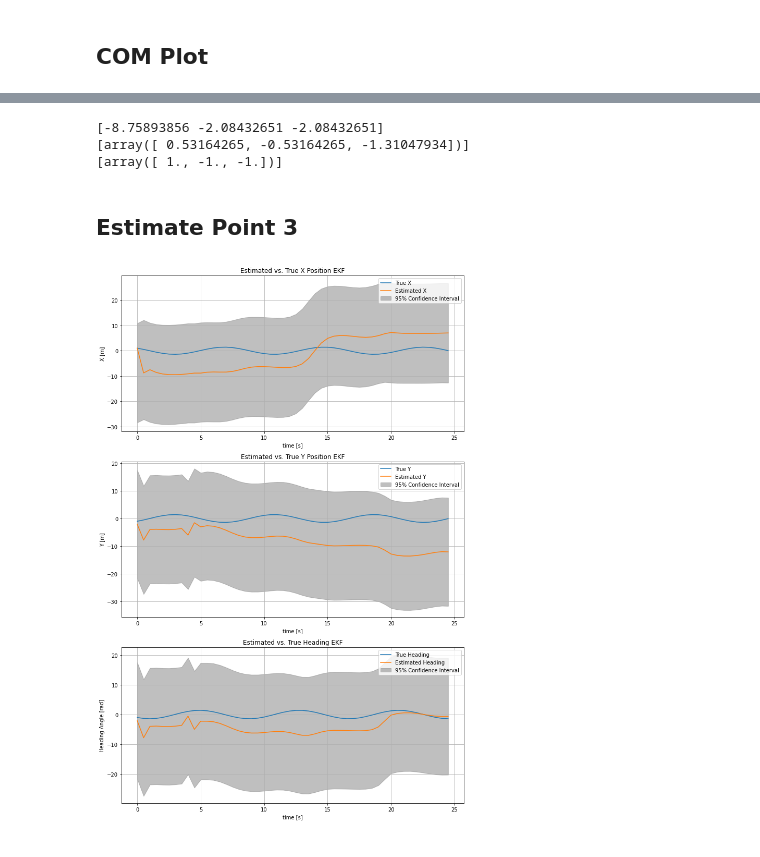
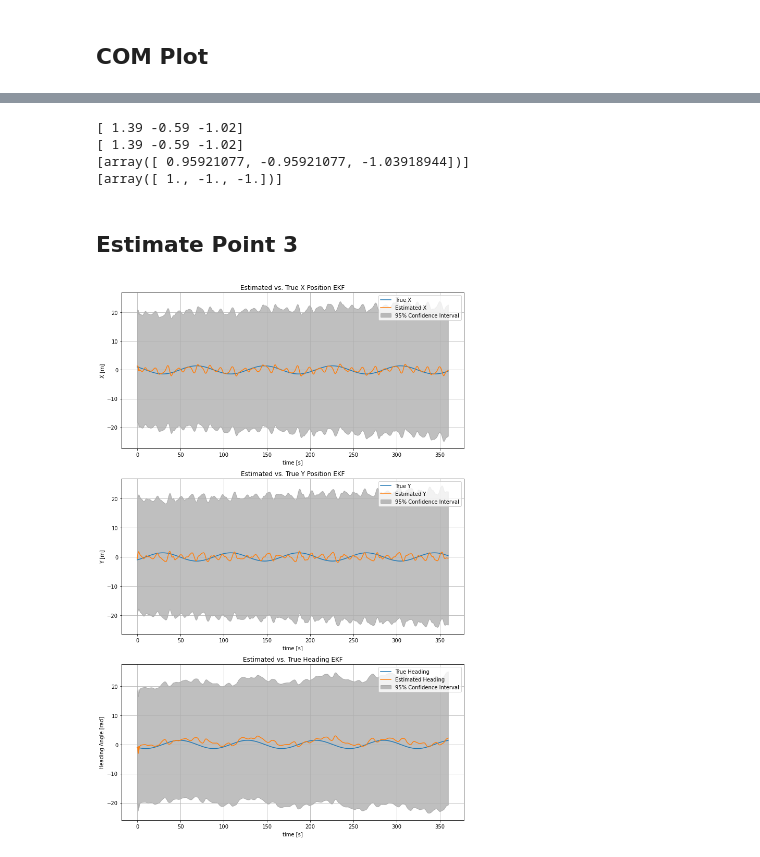
Before and after one commit to annasulzer/273-final-project, a Jupyter notebook: simulate_playground_EKF.ipynb, the cells around one changed output, grey strips where cells are left out. Drawn from its saved outputs; the diff is of its cells as text; code cells hidden in the pictures.

```diff
--- a/simulate_playground_EKF.ipynb
+++ b/simulate_playground_EKF.ipynb
@@ -24,7 +24,7 @@ sat3_nv0 = np.array([[1,1,0]]).T/np.linalg.norm(np.array([1,1,0]))
 
 
 
-del_t = 1 #arbitrary time unit
+del_t = 0.05 #arbitrary time unit
 n_orbits = 1
 t = np.linspace(0,n_orbits*2*np.pi)
 x1 = center_of_mass + orbit_radius * np.sin(t) * sat1_nv0 + orbit_radius * np.cos(t) * sat1_nx0
@@ -64,7 +64,7 @@ debris_points = np.array([[1,1,1],[1,1,-1],[1,-1,1],[1,-1,-1],[-1,1,1],[-1,1,-1]
     # Initialize the Quaternion for Debris Rotation.
     # Given any normalized direction vector [nx,ny,nz] and angular rotation [omega], the quaternion is of the
     # form: [nx*sin(omega/2),ny*sin(omega/2),nz*sin(omega/2),cos(omega/2)]
-omega = .4 # rad/s
+omega = .04 # rad/s
 quat = np.array([0,1*np.sin(omega/2),0,np.cos(omega/2)])
 
 # Initialize the Debris Object
@@ -74,12 +74,13 @@ mtest = sim.MeasurementModel(deb,np.array([o1,o2,o3]),n_blind=0)
 import EKF_class as EKF
 n = 39
 mu0 = np.zeros((n))
+mu0[3:6] = np.array([0.01, 0.01, 0.4])
 mu0[6:] = debris_points.flatten()
 sigma0 = 100* np.diag(np.ones((n)))
 
-kalman_filter = EKF.KalmanFilter(mu0, sigma0)
+kalman_filter = EKF.KalmanFilter(mu0, sigma0, del_t)
 # %%
-t1 = np.linspace(0,60)
+t1 = np.linspace(0,60, int(60/del_t))
 
 P_est_hist = np.zeros((len(t1), n, n))
 x_est_hist = np.zeros((len(t1), n))
@@ -94,7 +95,5 @@ for i in range(len(t1)):
     # Make sure to store the estimated state and covariance for analysis
     P_est_hist[i, :, :] = P_est
     x_est_hist[i, :] = x_est
-    print('xest')
-    print(x_est)
     x_est_hist_min[i, :] = x_est_min
 # %% [output]
@@ -189,8 +185,9 @@ print(x_est_hist[0, 9:12])
 print([posehist[1, :]])
 print([mu0[9:12]])
 # %% [output]
-[-8.75893856 -2.08432651 -2.08432651]
-[array([ 0.53164265, -0.53164265, -1.31047934])]
+[ 1.39 -0.59 -1.02]
+[ 1.39 -0.59 -1.02]
+[array([ 0.95921077, -0.95921077, -1.03918944])]
 [array([ 1., -1., -1.])]
 # %% [markdown]
 ## Estimate Point 3
@@ -210,34 +207,34 @@ confidence_interval_y = 1.96 * std_dev_y
 fig, axs = plt.subplots(3, 1, figsize=(10, 15))
 
 axs[0].plot(time_array, posehist[:, 0], label="True X")
-axs[0].plot(time_array, x_est_hist_min[:, 9], label="Estimated X")
+axs[0].plot(time_array, x_est_hist[:, 9], label="Estimated X")
 axs[0].fill_between(time_array, x_est_hist[:,9] - confidence_interval_x, x_est_hist[:, 9] + confidence_interval_x, color='gray', alpha=0.5, label="95% Confidence Interval")
 axs[0].set_xlabel('time [s]')
 axs[0].set_ylabel('X [m]')
 axs[0].legend()
 axs[0].grid(True)
 axs[0].set_title('Estimated vs. True X Position EKF')
 
 # Plot Y Position
 axs[1].plot(time_array, posehist[:, 1], label="True Y")
 axs[1].plot(time_array, x_est_hist[:, 10], label="Estimated Y")
 axs[1].fill_between(time_array,  x_est_hist[:, 10] - confidence_interval_y, x_est_hist[:, 10] + confidence_interval_y, color='gray', alpha=0.5, label="95% Confidence Interval")
 axs[1].set_xlabel('time [s]')
 axs[1].set_ylabel('Y [m]')
 axs[1].legend()
 axs[1].grid(True)
 axs[1].set_title('Estimated vs. True Y Position EKF')
 
 axs[2].plot(time_array, posehist[:, 2], label="True Heading")
 axs[2].plot(time_array, x_est_hist[:, 11], label="Estimated Heading")
 axs[2].fill_between(time_array, x_est_hist[:, 11] - confidence_interval_heading, x_est_hist[:, 11] + confidence_interval_heading, color='gray', alpha=0.5, label="95% Confidence Interval")
 axs[2].set_xlabel('time [s]')
 axs[2].set_ylabel('Heading Angle [rad]')
 axs[2].legend()
 axs[2].grid(True)
 axs[2].set_title('Estimated vs. True Heading EKF')
 
 plt.tight_layout()
 plt.show()
 # %% [output]
-[figure, old version]
+[figure, new version]
```
Also changed, not shown: parts of 5 cells of this notebook, 2 other files.
